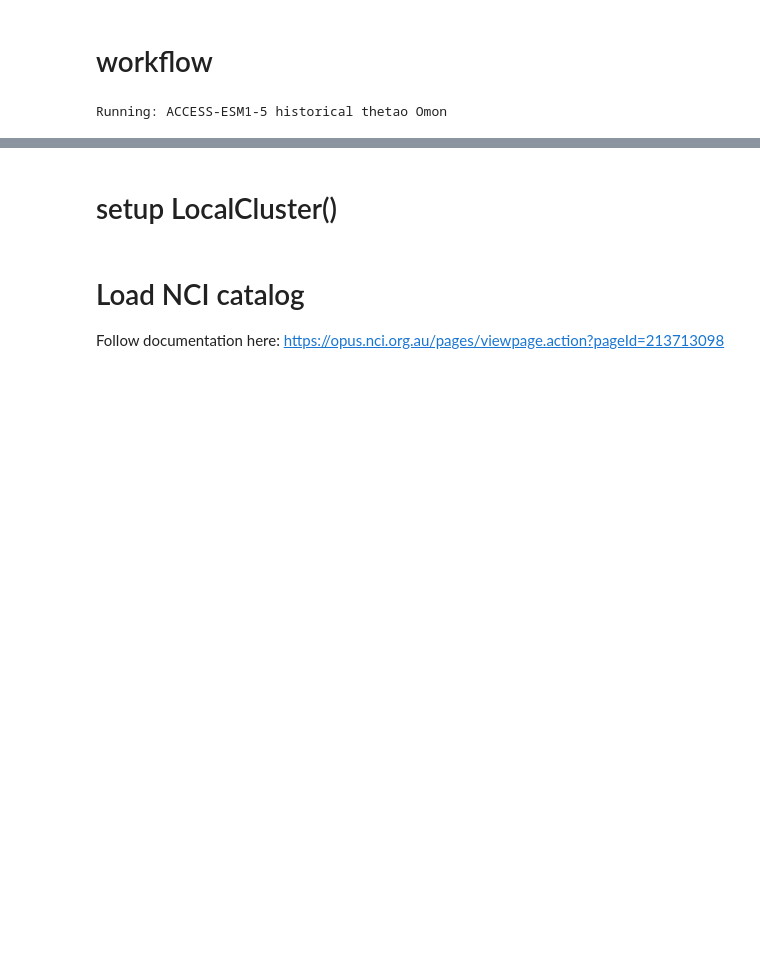
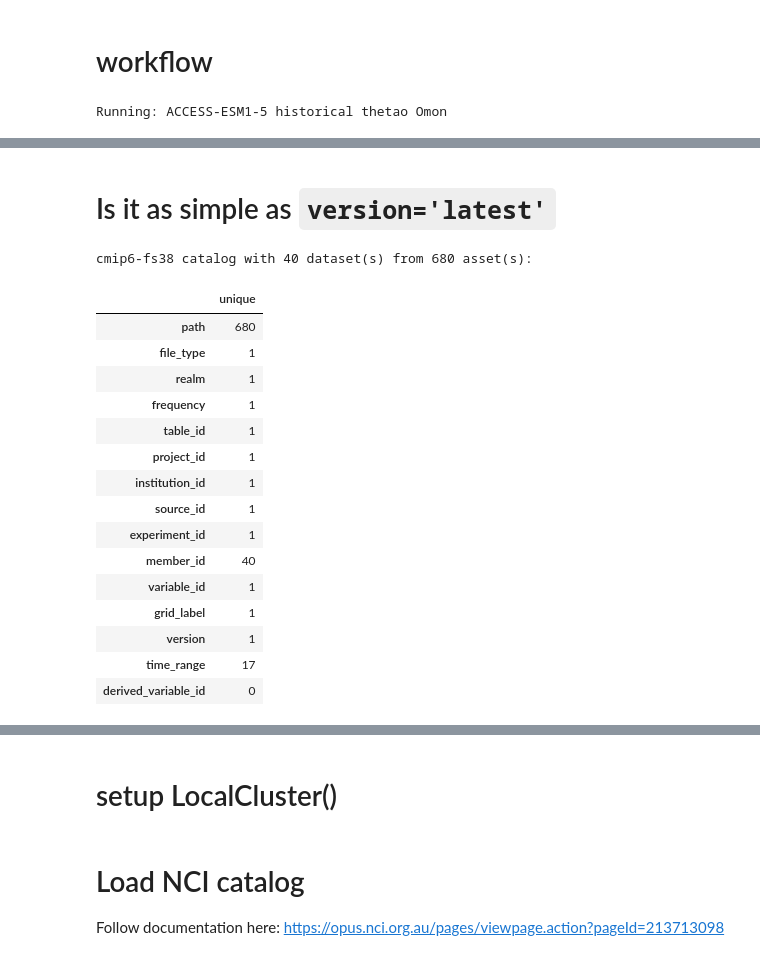
Before and after one commit to Thomas-Moore-Creative/ACDtools, a Jupyter notebook: notebooks/ARD_workflow_2025/ACCESS-ESM15-write-zarr.ipynb, the cells around one changed output, grey strips where cells are left out. Drawn from its saved outputs; the diff is of its cells as text; code cells hidden in the pictures; blank space fills up the shorter version.

```diff
--- a/notebooks/ARD_workflow_2025/ACCESS-ESM15-write-zarr.ipynb
+++ b/notebooks/ARD_workflow_2025/ACCESS-ESM15-write-zarr.ipynb
@@ -101,3 +464,25 @@ Running: ACCESS-ESM1-5 historical thetao Omon
+# %% [markdown]
+# Is it as simple as `version='latest'`
+# %%
+cmip6_datastore_searched.search(version='latest')
+# %% [output]
+cmip6-fs38 catalog with 40 dataset(s) from 680 asset(s):
+|  | unique |
+| path | 680 |
+| file_type | 1 |
+| realm | 1 |
+| frequency | 1 |
+| table_id | 1 |
+| project_id | 1 |
+| institution_id | 1 |
+| source_id | 1 |
+| experiment_id | 1 |
+| member_id | 40 |
+| variable_id | 1 |
+| grid_label | 1 |
+| version | 1 |
+| time_range | 17 |
+| derived_variable_id | 0 |
 # %%
 cmip6_fs38_datastore = ACDtools.util.load_cmip6_fs38_datastore()
 # %%
```
Also changed, not shown: parts of 41 cells of this notebook.
